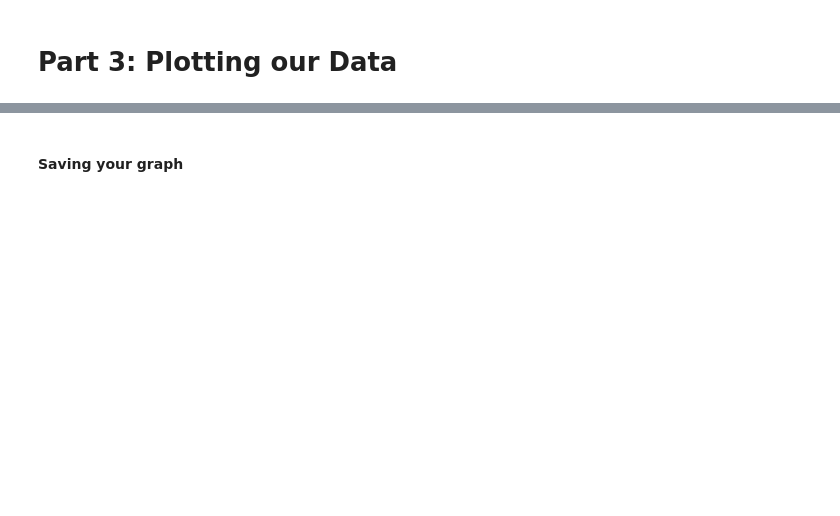
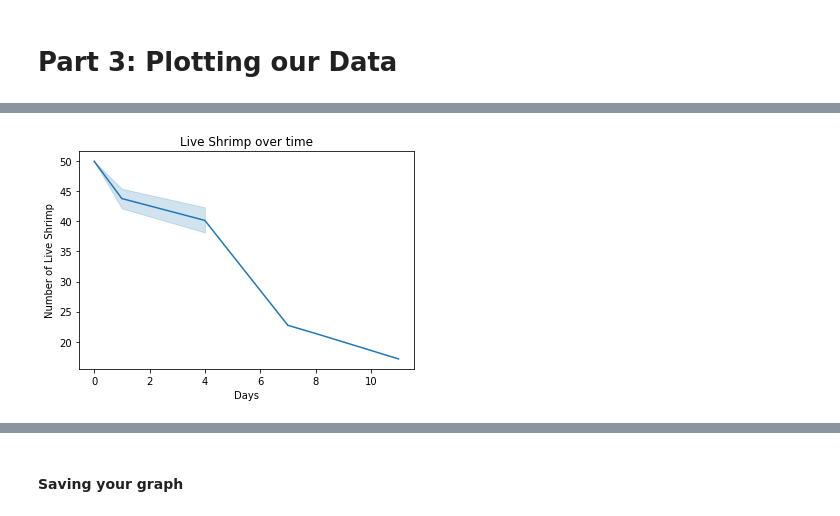
Before and after one commit to nathcmedd/Environment, a Jupyter notebook: data_workshop_answered.ipynb, the cells around one changed output, grey strips where cells are left out. Saved outputs shown, nothing was run; the diff lists cells and outputs as text; code cells hidden in the pictures; blank space fills up the shorter version.

```diff
--- a/data_workshop_answered.ipynb
+++ b/data_workshop_answered.ipynb
@@ -201,0 +225,10 @@ shrimp.set_title('Live Shrimp over time');
+# %%
+#or
+sns.lineplot(data = micros,
+             x="day",
+             y="Live Shrimp")
+plt.xlabel('Days')
+plt.ylabel('Number of Live Shrimp')
+plt.title('Live Shrimp over time');
+# %% [output]
+[figure, added]
```
Also changed, not shown: parts of 42 cells of this notebook.
